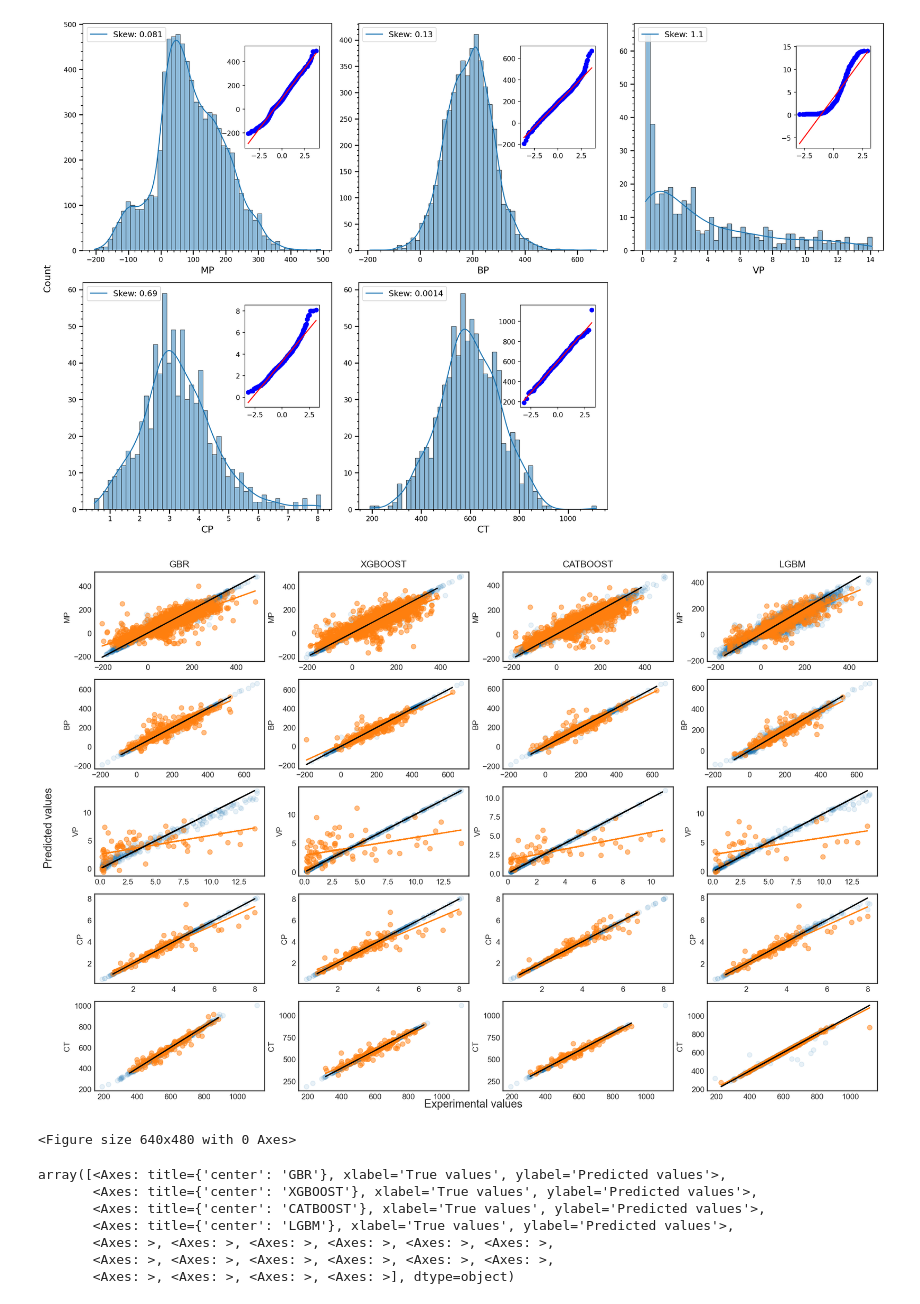
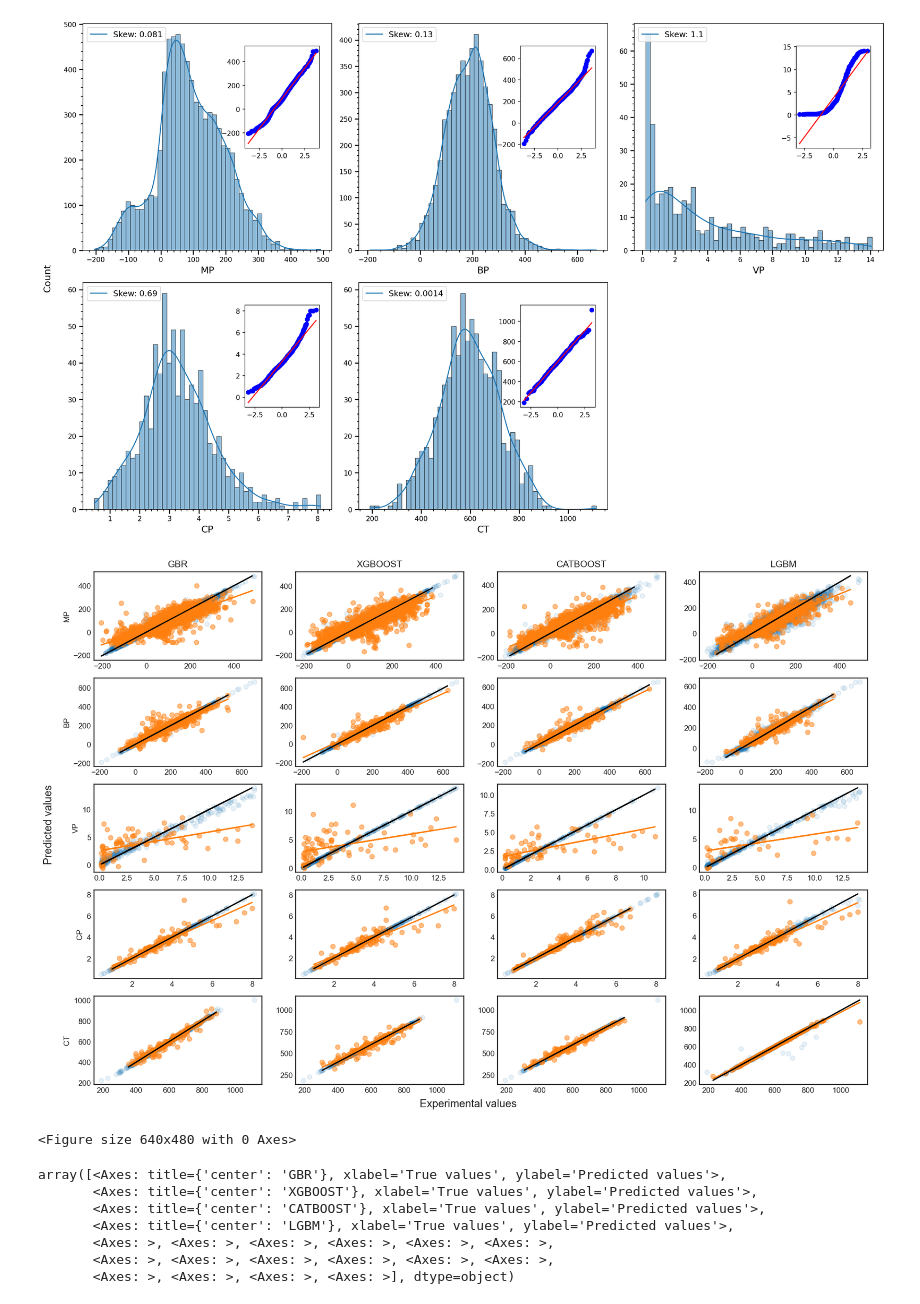
Before and after one commit to aravindhnivas/cxml_py, a Jupyter notebook: notebooks/plot_distributions.ipynb, the cells around one changed output. Drawn from its saved outputs; the diff is of its cells as text; code cells hidden in the pictures.

```diff
--- a/notebooks/plot_distributions.ipynb
+++ b/notebooks/plot_distributions.ipynb
@@ -243,36 +243,37 @@ for ind, dir in enumerate(processed_data_dirs):
         y_pred_train = data["train"]["y_pred"]
 
         metrics = ["r2", "rmse", "mae"]
         test_scores = {}
         train_scores = {}
 
         for v in ["test", "train"]:
             for k in metrics:
                 mean = results["cv_scores"][v][k]["mean"]
                 std = results["cv_scores"][v][k]["std"]
                 if v == "test":
                     test_scores[k] = sigfig.round(mean, std, sep="external_brackets")
                 else:
                     train_scores[k] = sigfig.round(mean, std, sep="external_brackets")
 
         ax.scatter(y_true_train, y_pred_train, color="C0", label="Train", alpha=0.1)
         ax.scatter(y_true_test, y_pred_test, color="C1", label="Test", alpha=0.5)
         ax.plot(y_true_test, y_linear_fit_test, color="C1", linewidth=1.5)
 
         # plot an ideal line
         ax.plot(y_true_test, y_true_test, color="k")
 
-        ax.set_ylabel(titles[ind])
+        if i == 0:
+            ax.set_ylabel(titles[ind])
         if ind == 0:
             ax.set_title(model.upper())
 
-fig.text(0.5, 0.09, 'Experimental values', ha='center', va='center', fontsize=14)
+fig.text(0.5, 0.08, 'Experimental values', ha='center', va='center', fontsize=14)
 fig.text(0.08, 0.5, 'Predicted values', ha='center', va='center', rotation='vertical', fontsize=14)
 fig.savefig(plots_dir / 'model_predictions.pdf', dpi=150, bbox_inches='tight')
 plt.show()
 plt.tight_layout(rect=[0.05, 0.05, 1, 0.95])
 # %% [output]
-[figure, old version]
+[figure, new version]
 <Figure size 640x480 with 0 Axes>
 # %%
 axes
```
